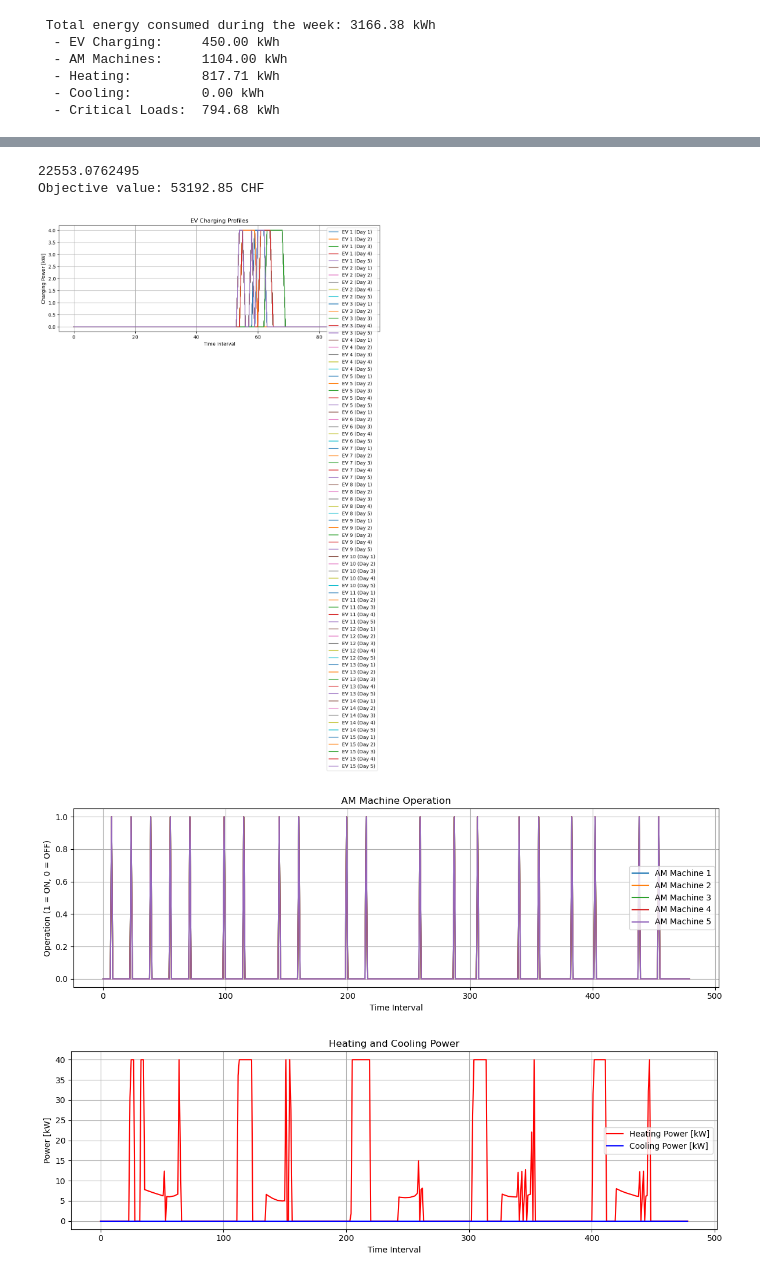
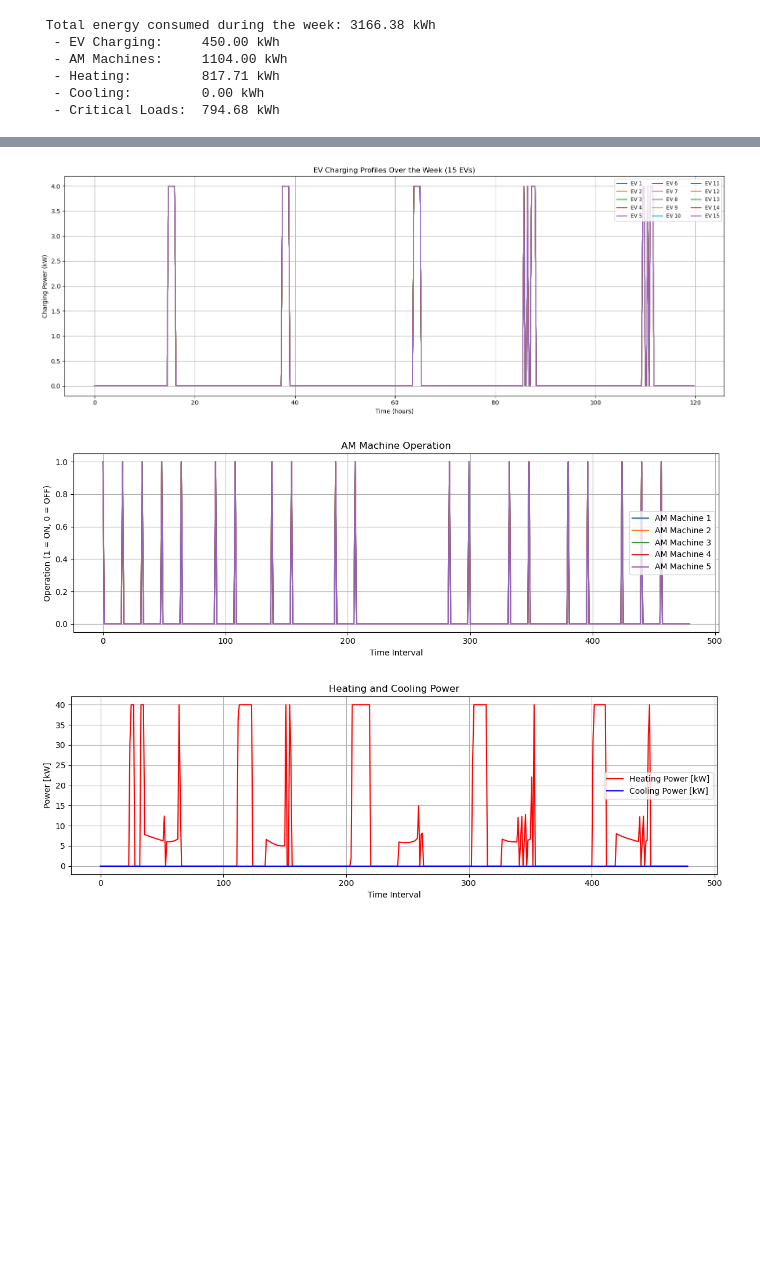
Before and after one commit to mauriacantoine/OptiDemandResponse, a Jupyter notebook: Project.ipynb, the cells around one changed output, grey strips where cells are left out. Cells and saved outputs as stored; diff of their text form; code cells hidden in the pictures; blank space fills up the shorter version.

Commit message:
more graphs + arthur elec

```diff
--- a/Project.ipynb
+++ b/Project.ipynb
@@ -39,13 +35,14 @@ plt.show()
 ### Electricity price loading
 # %%
 spot_prices = pd.read_csv('VarioPlus_2019-04-07_to_2019-04-11_15min.csv',parse_dates=['time'],index_col='time')
-base_price = 19.94 #in cents CHF/kWh
-peak_price = 31.73 #in cents CHF/kWh
+spot_prices['price'] = spot_prices['price'] / 100 #conversion from cts/kWh to CHF/kWh
+base_price = 22.16/100 #in CHF/kWh with TVA
+peak_price = 32.52/100 #in CHF/kWh with TVA
 
-#create an array called Base_Peak_price of the format 2019-04-07 00:00:00,5.901  where price from 6 to 22 is Peak Price and base otherwise
+#create an array called Base_Peak_price where price from 7 to 21 is Peak Price and base otherwise
 start = spot_prices.index[0]
 rng = pd.date_range(start, periods=horizon, freq='15T')
-prices = [ peak_price if 6 <= ts.hour < 22 else base_price for ts in rng ]
+prices = [ peak_price if 7 <= ts.hour < 21 else base_price for ts in rng ]
 
 Base_Peak_price_df = (pd.DataFrame({'price': prices}, index=rng) ) #dataframe with price for printing correctly
 Base_Peak_price = list(zip(rng, prices))#tupple with time and price for the model to ensure smooth operation with edo's modifications
@@ -54,17 +51,17 @@ for t, p in Base_Peak_price:
 
 plt.figure(figsize=(12, 4))
 plt.plot(spot_prices.index, spot_prices['price'],label='Spot Price')
-plt.plot(Base_Peak_price_df.index, Base_Peak_price_df['price'],  label='Base/Peak Price', color='red')
+plt.plot(Base_Peak_price_df.index, Base_Peak_price_df['price'], label='Base/Peak Price', color='red')
 
 plt.title('Prices(15 min) of GroupE VarioPlus and Bease/Peak option — 7 to 11 Apr 2019')
 plt.xlabel('Time Interval')
-plt.ylabel('Price [cents CHF/kWh]')
+plt.ylabel('Price [CHF/kWh]')
 plt.legend()
 plt.grid(True)
 plt.tight_layout()
 plt.show()
 
-spot_prices = np.array(spot_prices['price']/100) #conversions from centimes to CHF
+spot_prices = np.array(spot_prices['price']) # convert to an array
 # %% [output]
 2024-04-07 00:00:00,19.94
 2024-04-07 00:15:00,19.94
@@ -398,43 +435,61 @@ T_indoor = np.array([T_in[k].X for k in range(horizon)])
 # %%
-print(total_cost_critical)
-# --- POST-PROCESSING ---
-# Extract the values of the decision variables
-print(f"Objective value: {model.objVal:.2f} CHF")
+
+
 # Extract the values of the decision variables
 p_values = np.zeros((n_evs, days, T_day))
 for e in evs:
     for d in days_:
         for t in slots:
             p_values[e, d, t] = p[e, d, t].X
+
 x_values = np.zeros((n_AMM, horizon))
 for m in AMM:
     for t in range(horizon):
         x_values[m, t] = x[m, t].X
+
 p_h_values = np.zeros(horizon-1)
 for k in range(horizon-1):
     p_h_values[k] = p_h[k].X
+
 p_c_values = np.zeros(horizon-1)
 for k in range(horizon-1):
     p_c_values[k] = p_c[k].X
+
 T_in_values = np.zeros(horizon)
 for k in range(horizon):
     T_in_values[k] = T_in[k].X
 T_out_values = np.zeros(horizon)
 for k in range(horizon):
     T_out_values[k] = T_out[k]
+
+
 # Plot the results
-# Plot the EV charging profiles
-plt.figure(figsize=(12, 4))
+
+#EV Plotting
+# Create time axis (0 to 120 hours in 15-min resolution)
+time_axis = np.arange(96 * 5) * 0.25  # 480 time steps
+
+# Create a 2D array: 15 EVs × 480 time steps
+ev_profiles = np.zeros((n_evs, 96 * 5))
 for e in evs:
-    for d in days_:
-        plt.plot(p_values[e, d, :], label=f"EV {e+1} (Day {d+1})")
-plt.title('EV Charging Profiles')
-plt.xlabel('Time Interval')
-plt.ylabel('Charging Power [kW]')
-plt.legend()
+    profile = []
+    for d in range(days):
+        profile.extend(p_values[e, d, :])
+    ev_profiles[e] = profile
+
+# Plot all EV profiles
+plt.figure(figsize=(16, 6))
+for e in evs:
+    plt.plot(time_axis, ev_profiles[e], label=f"EV {e+1}")
+
+plt.title("EV Charging Profiles Over the Week (15 EVs)")
+plt.xlabel("Time (hours)")
+plt.ylabel("Charging Power (kW)")
 plt.grid(True)
+plt.legend(loc='upper right', ncol=3, fontsize='small')
 plt.tight_layout()
 plt.show()
+
 # Plot the AM machine operation
 plt.figure(figsize=(12, 4))
 for m in AMM:
@@ -444,46 +499,34 @@ plt.xlabel('Time Interval')
 plt.ylabel('Operation (1 = ON, 0 = OFF)')
 plt.legend()
 plt.grid(True)
 plt.tight_layout()
 plt.show()
 # Plot the heating and cooling power
 plt.figure(figsize=(12, 4))
 plt.plot(p_h_values, label='Heating Power [kW]', color='red')
 plt.plot(p_c_values, label='Cooling Power [kW]', color='blue')
 plt.title('Heating and Cooling Power')
 plt.xlabel('Time Interval')
 plt.ylabel('Power [kW]')
 plt.legend()
 plt.grid(True)
 plt.tight_layout()
 plt.show()
 # Plot the indoor temperature
 plt.figure(figsize=(12, 4))
 plt.plot(T_in_values, label='Indoor Temperature [°C]', color='orange')
 plt.plot(T_out_values, label='Outdoor Temperature [°C]', color='green')
 plt.axhline(y=T_lower, color='gray', linestyle='--', label='Lower Comfort Limit')
 plt.axhline(y=T_upper, color='gray', linestyle='--', label='Upper Comfort Limit')
 plt.title('Indoor and Outdoor Temperature')
 plt.xlabel('Time Interval')
 plt.ylabel('Temperature [°C]')
 plt.legend()
 plt.grid(True)
 plt.tight_layout()
 plt.show()
-# Plot the total cost
-plt.figure(figsize=(12, 4))
-plt.plot([0, 1], [0, model.objVal], label='Total Cost', color='purple')
-plt.title('Total Cost of the System')
-plt.xlabel('Time Interval')
-plt.ylabel('Cost [CHF]')
-plt.legend()
-plt.grid(True)
-plt.tight_layout()
-plt.show()
 # %% [output]
-22553.0762495
-Objective value: 53192.85 CHF
-[figure, old version]
+[figure, new version]
-[figure, old version]
+[figure, new version]
 [figure]
 [figure]
```
Also changed, not shown: parts of 6 cells of this notebook, 1 other file.
